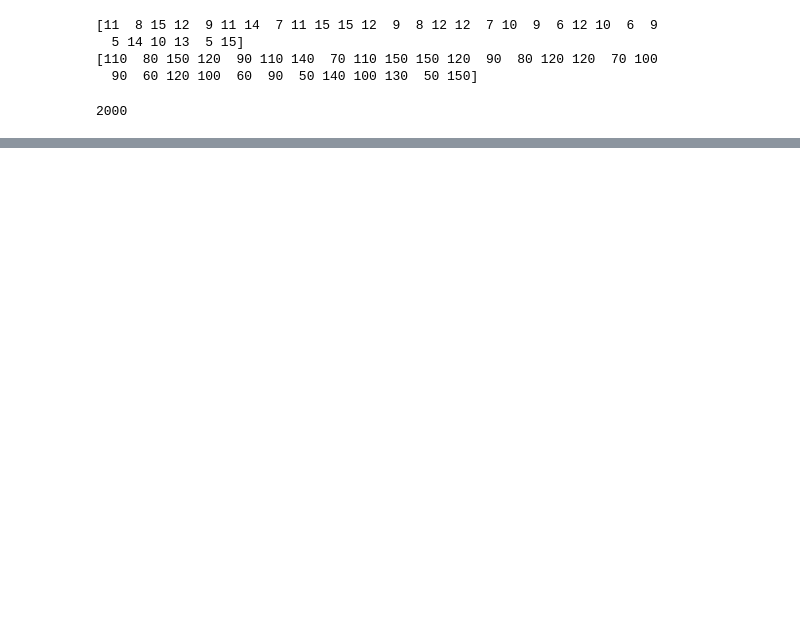
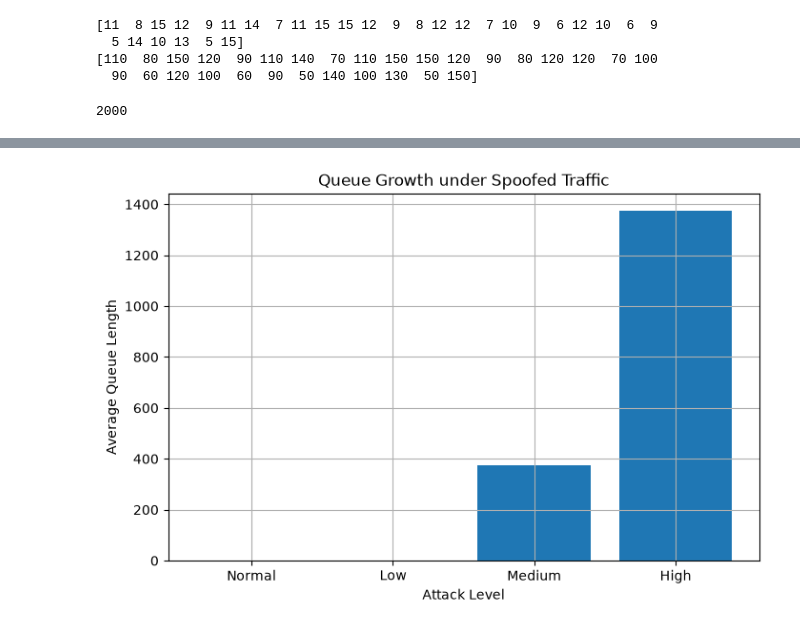
Before and after one commit to Chathuranga630/sionna, a Jupyter notebook: Spoofed_Traffic.ipynb, the cells around one changed output, grey strips where cells are left out. Cells and saved outputs as stored; diff of their text form; code cells hidden in the pictures; blank space fills up the shorter version.

```diff
--- a/Spoofed_Traffic.ipynb
+++ b/Spoofed_Traffic.ipynb
@@ -1231,0 +1393,26 @@ print(packet_loss1, "%")
+# %%
+# Queue Length
+plt.figure(figsize=(8,5))
+
+plt.bar(
+    impact_results["Attack_Level"],
+    impact_results["Avg_Queue_Packets"]
+)
+
+plt.xlabel("Attack Level")
+
+plt.ylabel("Average Queue Length")
+
+plt.title("Queue Growth under Spoofed Traffic")
+
+plt.grid(True)
+
+plt.savefig(
+    "figures_step8_queue_length.png",
+    dpi=300,
+    bbox_inches="tight"
+)
+
+plt.show()
+# %% [output]
+[figure, added]
```
Also changed, not shown: parts of 46 cells of this notebook.
